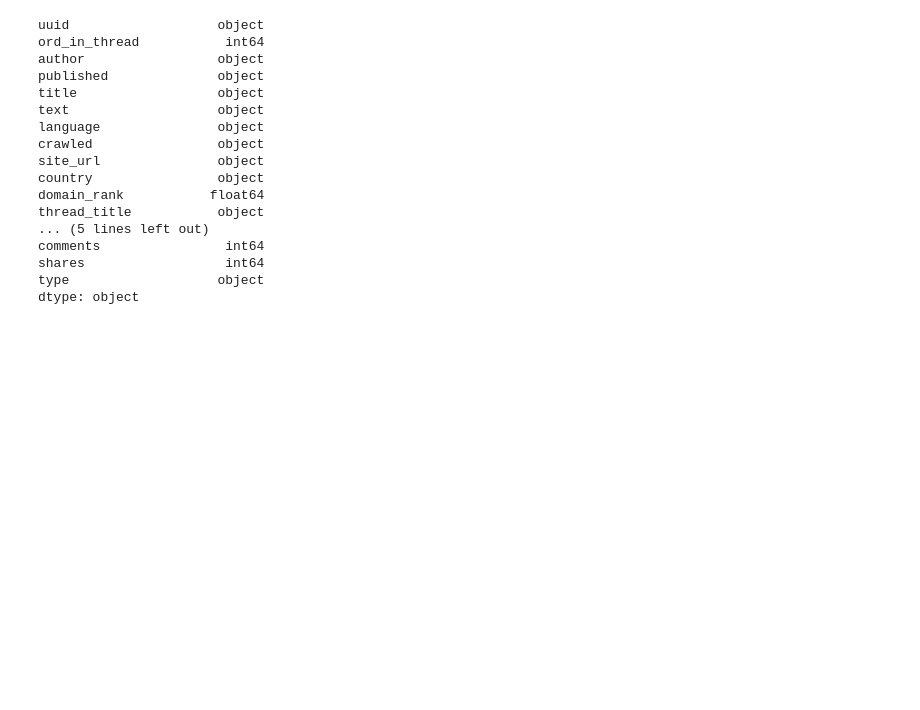
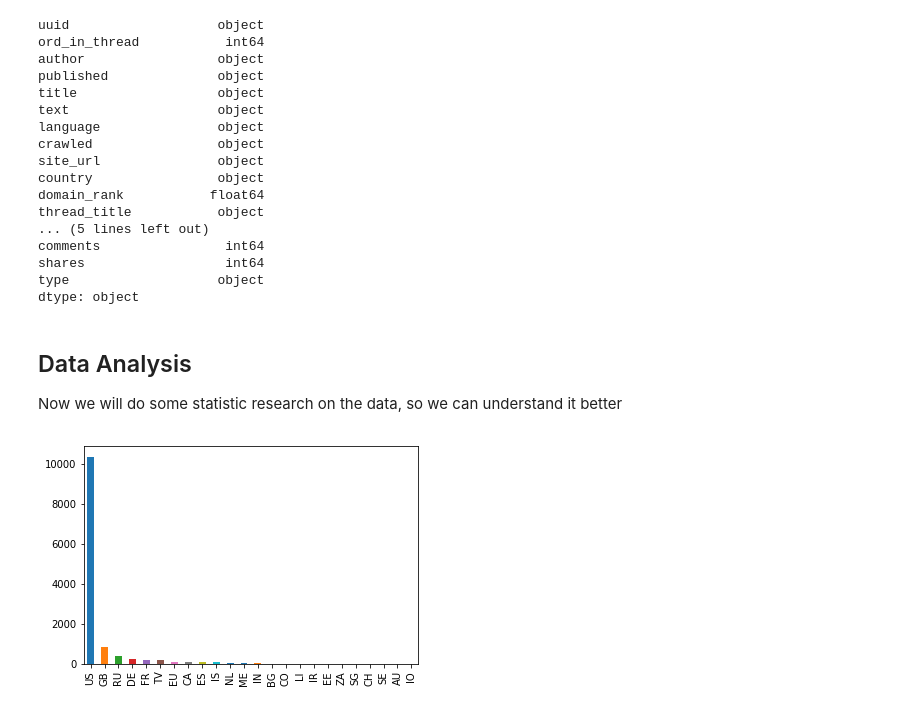
Before and after one commit to claramoreirag/FEUP-PRI, a Jupyter notebook: data_analysis.ipynb, the cells around one changed output. Saved outputs shown, nothing was run; the diff lists cells and outputs as text; code cells hidden in the pictures; blank space fills up the shorter version.

Commit message:
finished data analysis

```diff
--- a/data_analysis.ipynb
+++ b/data_analysis.ipynb
@@ -61,3 +62,12 @@ comments                int64
 shares                  int64
 type                   object
 dtype: object
+# %% [markdown]
+## Data Analysis
+
+Now we will do some statistic research on the data, so we can understand it better
+# %%
+fake['country'].value_counts().plot(kind='bar')
+plt.savefig('countryGraph.png')
+# %% [output]
+[figure, added]
```
Also changed, not shown: parts of 9 cells of this notebook, 7 other files.
